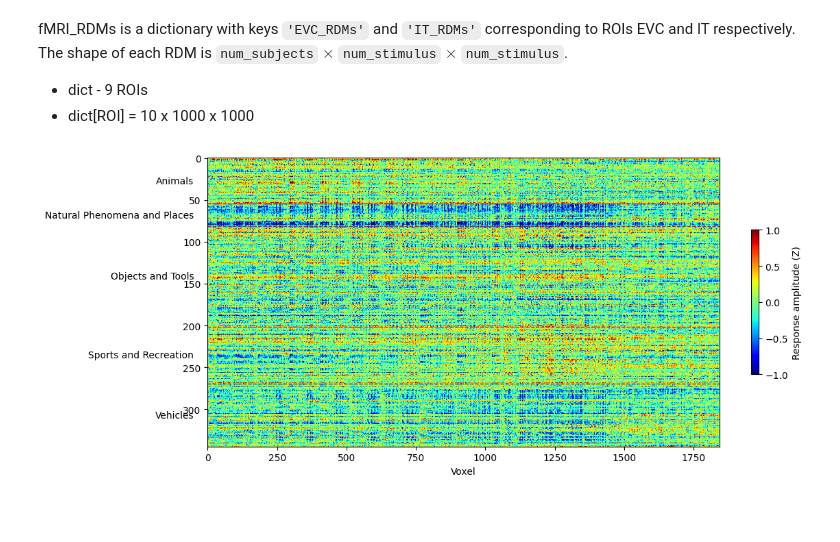
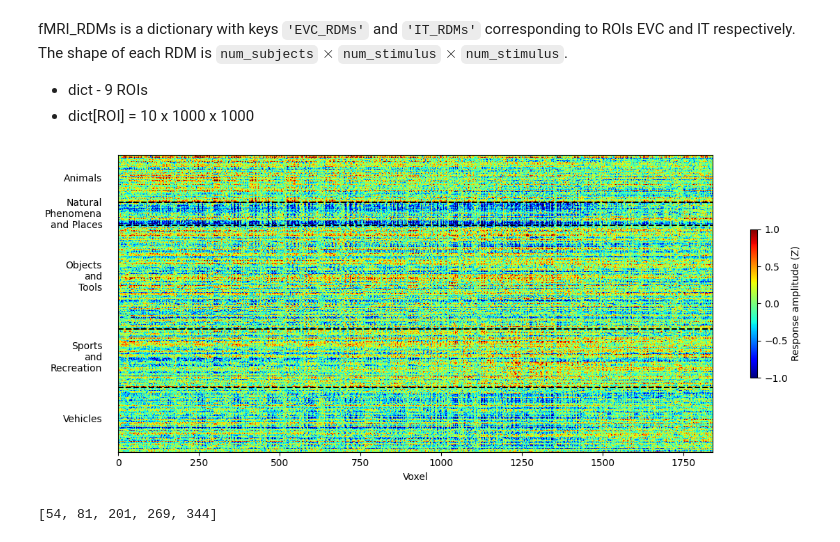
Before and after one commit to clachevv/neuro-match-project, a Jupyter notebook: notebooks/380_fmri_loaded_from_memory.ipynb, the cells around one changed output. Saved outputs shown, nothing was run; the diff lists cells and outputs as text; code cells hidden in the pictures; blank space fills up the shorter version.

```diff
--- a/notebooks/380_fmri_loaded_from_memory.ipynb
+++ b/notebooks/380_fmri_loaded_from_memory.ipynb
@@ -165,38 +161,55 @@ for sub, ROIs in fmri_results.items():
         brain.columns = ['act_' + str(item) for item in brain.columns]
         filtered_brain = brain.merge(dicty, on = 'act_index', how='right')
         filtered_activity[f'{sub}_{ROI}'] = filtered_brain
+# %%
+maping_video_classes = dict(zip(dicty.index, dicty['llm_classes']))
+
+replacements = {
+    'Natural Phenomena and Places':'Natural\nPhenomena\nand Places',
+    'Objects and Tools':'Objects\nand\nTools',
+    'Sports and Recreation':'Sports\nand\nRecreation'
+}
+
+for key, value in maping_video_classes.items():
+    if value in replacements:
+        maping_video_classes[key] = replacements[value]
+# %%
+# Calculate class boundaries for annotation
+stimuli_classes = list(maping_video_classes.values())
+unique_classes = set(stimuli_classes)
+class_indices = {cls: [] for cls in unique_classes}
+for idx, cls in enumerate(stimuli_classes):
+    class_indices[cls].append(idx)
+
+end_indices = [indices[-1] + 0.5 for indices in class_indices.values()]
+end_indices.sort()
 # %%
 f, ax = plt.subplots(figsize=(12, 5))
-
-# Calculate class boundaries for annotation
-
-maping_video_classes = dict(zip(dicty.index, dicty['llm_classes']))
-stimuli_classes = list(maping_video_classes.values())
-
-unique_classes = list(pd.unique(stimuli_classes))
-class_indices = {cls: [] for cls in unique_classes}
-for idx, cls in enumerate(stimuli_classes):
-    class_indices[cls].append(idx)
 
 ax.set(xlabel="Voxel", ylabel="Stimulus")
 plot_array = filtered_activity['sub01_LOC'].drop(columns=['act_index','llm_classes']).to_numpy()
 heatmap = ax.imshow(plot_array, aspect="auto",cmap='jet',vmin=-1,vmax=1)
 
-end_indices = [indices[-1] + 0.5 for indices in class_indices.values()]
+
 for end in end_indices[:-1]:
-    plt.axhline(y=end, color='red', linestyle='--', linewidth=1)
+    plt.axhline(y=end, color='black', linestyle='--', linewidth=1.5)
 
 for cls, indices in class_indices.items():
     middle = int(np.mean(indices))
     ax.text(-50, middle, cls, fontsize=10, color='black', rotation=0,
                 verticalalignment='center', horizontalalignment='right')
 
 
 plt.ylabel('')
+plt.yticks([])
 f.colorbar(heatmap, shrink=.5, label="Response amplitude (Z)")
 f.tight_layout()
 # %% [output]
-[figure, old version]
+[figure, new version]
+# %%
+[54, 81, 201, 269, 344]
+# %% [output]
+[54, 81, 201, 269, 344]
 # %%
 model_RDMs = {}
 
```
Also changed, not shown: parts of 12 cells of this notebook.
